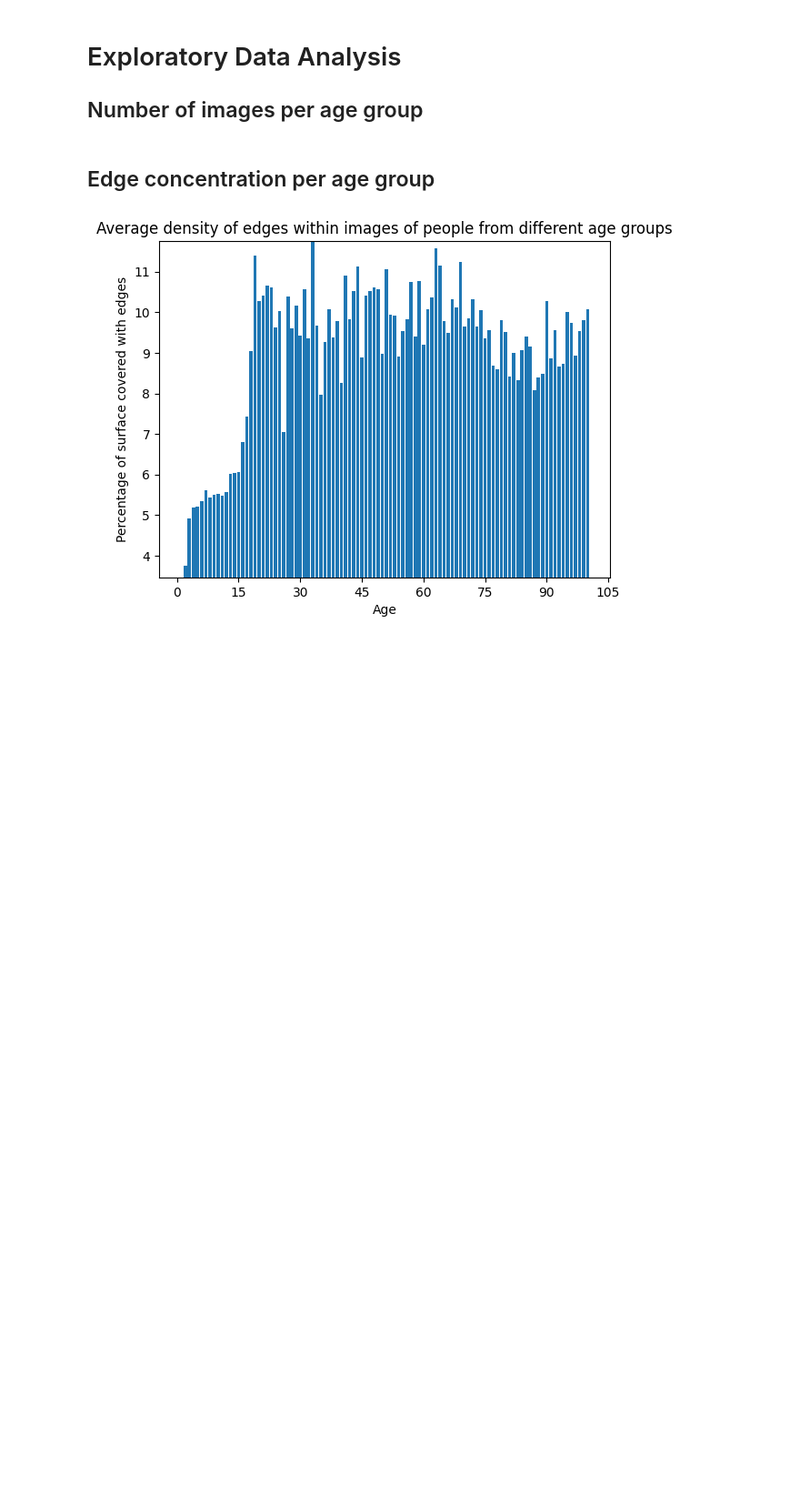
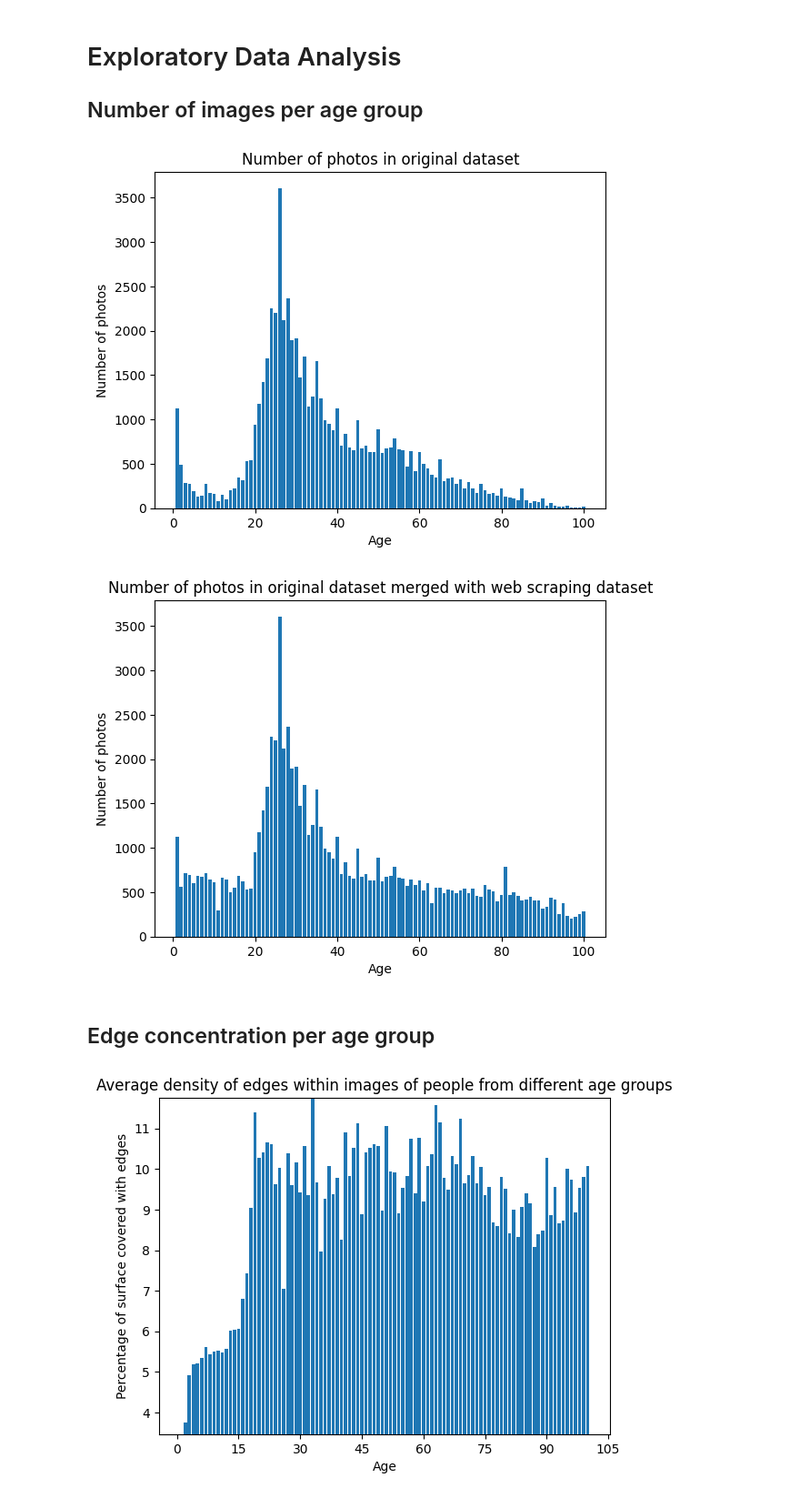
Before and after one commit to domser2002/ML_age_recognition, a Jupyter notebook: dataset/EDA.ipynb, the cells around one changed output. Shown at 91% size. Saved outputs shown, nothing was run; the diff lists cells and outputs as text; code cells hidden in the pictures; blank space fills up the shorter version.

```diff
--- a/dataset/EDA.ipynb
+++ b/dataset/EDA.ipynb
@@ -5,10 +5,25 @@
 import histogram
 import apply_algorithm
 import histogram
+import matplotlib.pyplot as plt
 
 path='Images' # directory with this name is required
-
+original_path='Images_original'
 # age_histogram code goes here when ready
+# %%
+for dataset_path, plot_title in zip([original_path, path],
+            ['Number of photos in original dataset', 'Number of photos in original dataset merged with web scraping dataset']):
+    hist_dict = {}
+    for age in os.listdir(dataset_path):
+        hist_dict[int(age)] = len(os.listdir(os.path.join(dataset_path, age)))
+    plt.bar(list(hist_dict.keys()), list(hist_dict.values()))
+    plt.xlabel('Age')
+    plt.ylabel('Number of photos')
+    plt.title(plot_title)
+    plt.show()
+# %% [output]
+[figure, added]
+[figure, added]
 # %% [markdown]
 ## Edge concentration per age group
 # %%
```
Also changed, not shown: 1 other file.
